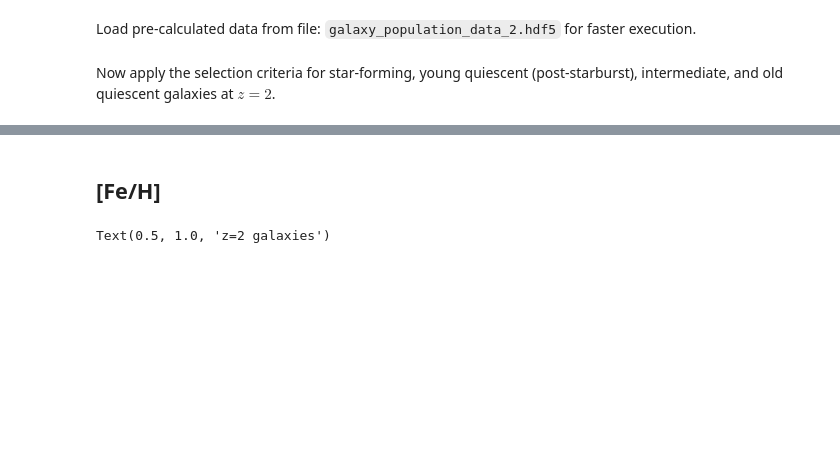
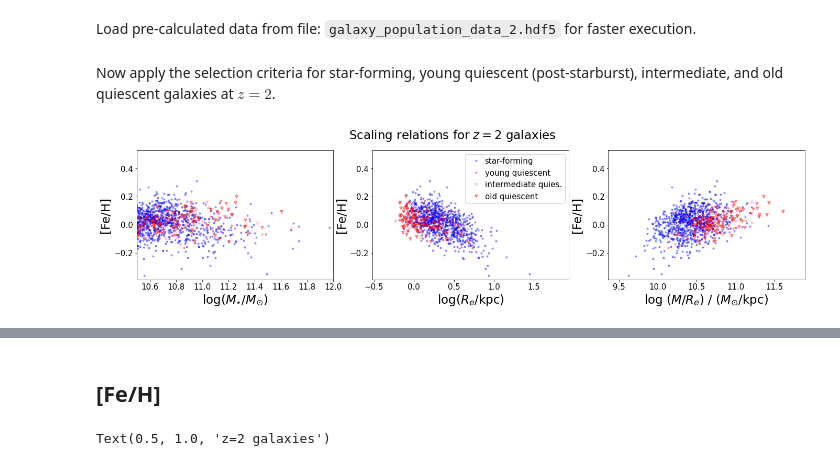
Before and after one commit to jk3sxp/Pathak_2021, a Jupyter notebook: z=2_Galaxy_Abundances.ipynb, the cells around one changed output, grey strips where cells are left out. Drawn from its saved outputs; the diff is of its cells as text; code cells hidden in the pictures; blank space fills up the shorter version.

```diff
--- a/z=2_Galaxy_Abundances.ipynb
+++ b/z=2_Galaxy_Abundances.ipynb
@@ -56,6 +56,60 @@ MgH1kpc_lim = [0.16, 0.54]
 age_lim = [0, 2.5]
 ageabundance_lim = [-1.8, 0.9]
 bigage_lim = [0, 13]
+# %%
+fig = plt.figure(1,figsize=(19,5), constrained_layout=True)
+fig.clf()
+markersize = 6
+fts = 23
+fts_s = 17
+
+gs0 = gridspec.GridSpec(1, 1)#,left=0.03, right=0.94,top=0.92,bottom=0.09,wspace=0.3,hspace=0.3)
+
+gs = {}
+xx = [total_mass, np.log10(halfmass_radius), np.log10(10**total_mass / halfmass_radius)]
+yy = [FeH_Re, MgFe_Re, MgH_Re]
+xlim = [M_lim, logRe_lim, MRe_lim]
+ylim = [FeHRe_lim, MgFeRe_lim, MgHRe_lim]
+xlabel = ['log($M_{\star}/M_{\odot}$)', 'log($R_e$/kpc)', 'log ($M/R_e$) / ($M_{\odot}$/kpc)']
+ylabel = ['[Fe/H]', '[Mg/Fe]', '[Mg/H]']
+
+gs[0] = gridspec.GridSpecFromSubplotSpec(1, 3, subplot_spec=gs0[0])
+
+m=0
+for k in range(3):
+    ax = plt.subplot(gs[m][k])
+
+    yy1 = yy[m][starforming_selection]
+    xx1 = xx[k][starforming_selection]
+    plt.plot(xx1, yy1, 'b.', alpha=0.4, label='star-forming', markersize=markersize)
+
+    yy2 = yy[m][PSB_selection]
+    xx2 = xx[k][PSB_selection]
+    plt.plot(xx2, yy2, 'r.', alpha=0.4, label='young quiescent', markersize=markersize)
+
+    yy3 = yy[m][intermediate_quiescent_selection]
+    xx3 = xx[k][intermediate_quiescent_selection]
+    plt.plot(xx3, yy3, 'rx', alpha=0.4, label='intermediate quies.', markersize=markersize)
+
+    yy4 = yy[m][old_quiescent_selection]
+    xx4 = xx[k][old_quiescent_selection]
+    plt.plot(xx4, yy4, 'rv', alpha=0.4, label='old quiescent', markersize=markersize)
+
+    ax.set_xlim(xlim[k][0], xlim[k][1])
+    ax.set_ylim(ylim[m][0], ylim[m][1])
+    ax.set_xlabel(xlabel[k], fontsize=fts)
+    ax.set_ylabel(ylabel[m], fontsize=fts)
+    ax.tick_params(labelsize=fts_s-2)
+
+    if k==1:
+        ax.legend(fontsize=fts_s-2, handletextpad=0.1)
+
+fig.suptitle('Scaling relations for $z=$' + str(redshift) + ' galaxies', fontsize=fts)
+fig.tight_layout()
+
+plt.savefig('REU\cheddar.png', dpi=400, bbox_inches='tight')
+# %% [output]
+[figure, added]
 # %%
 fig = plt.figure(1,figsize=(17,12))
 fig.clf()
```
Also changed, not shown: parts of 4 cells of this notebook, 9 other files.
